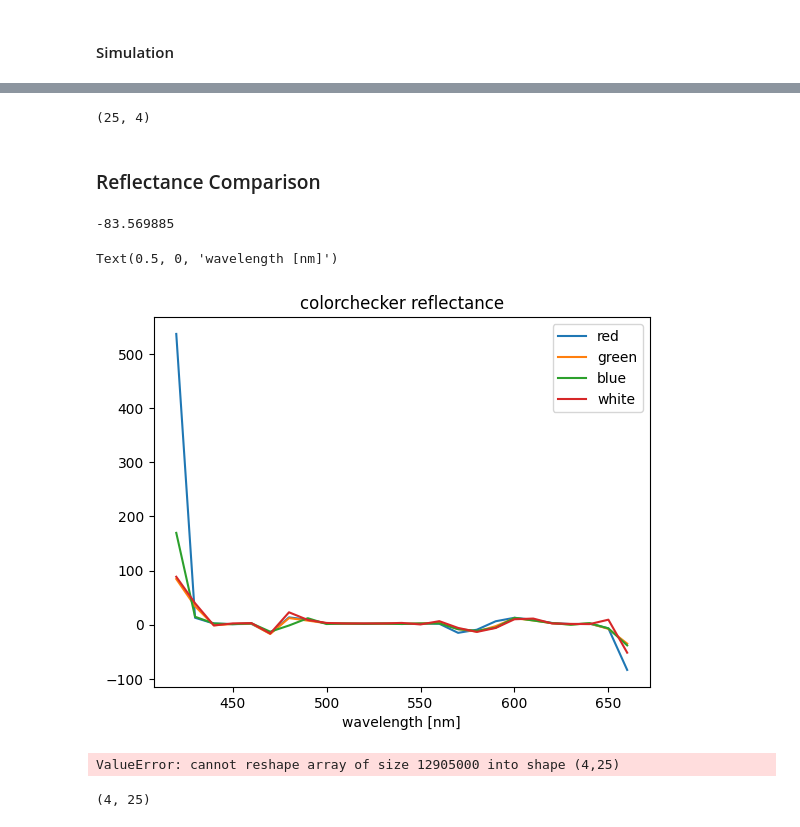
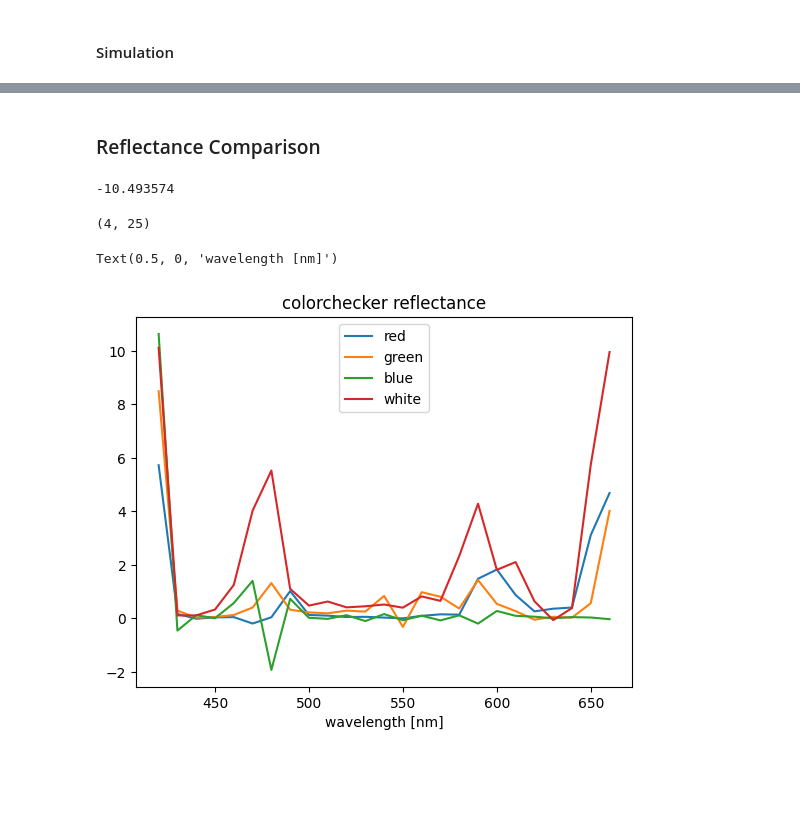
Before and after one commit to shshin1210/DSL, a Jupyter notebook: hyp_recon_patch_test.ipynb, the cells around one changed output, grey strips where cells are left out. Drawn from its saved outputs; the diff is of its cells as text; code cells hidden in the pictures; blank space fills up the shorter version.

```diff
--- a/hyp_recon_patch_test.ipynb
+++ b/hyp_recon_patch_test.ipynb
@@ -208,7 +320,8 @@ for p in range(n_patches):
 # %% [markdown]
 #### Real
 # %%
-X_np_all_real = np.load('./X_np_all_real_px.npy').reshape(4, len(wvls))
+X_np_all_real_px = np.load('./X_np_all_real_px.npy').reshape(4, len(wvls))
 # X_np_all_real = np.load('./X_np_all_step_tv.npy').reshape(cam_H, cam_W, len(wvls))
-X_np_all = np.load('./X_np_all.npy').reshape(cam_H, cam_W, len(wvls))
+X_np_all_px = np.load('./X_np_all_px.npy').reshape(4, len(wvls))
+# X_np_all = np.load('./X_np_all_px.npy').reshape(cam_H, cam_W, len(wvls))
 # %%
@@ -308,4 +416,0 @@ patches_ref_clip = np.clip(patches_reflectance, 0 ,1)
-# %%
-patches_ref_clip.shape
-# %% [output]
-(25, 4)
@@ -312,35 +419,32 @@ patches_ref_clip.shape
 # %% [markdown]
 ### Reflectance Comparison
 # %%
-X_np_all_real.min()
+X_np_all_real_px.min()
 # %% [output]
--83.569885
+-10.493574
+# %%
+X_np_all_real_px.shape
+# %% [output]
+(4, 25)
 # %%
 plt.figure()
 
 # plt.plot(wvls, patches_ref_clip_real[:,0], label = 'red')
 # plt.plot(wvls, patches_ref_clip_real[:,1], label = 'green')
 # plt.plot(wvls, patches_ref_clip_real[:,2], label = 'blue')
 # plt.plot(wvls, patches_ref_clip_real[:,3], label = 'white')
 
-plt.plot(wvls, X_np_all_real[0], label = 'red')
-plt.plot(wvls, X_np_all_real[1], label = 'green')
-plt.plot(wvls, X_np_all_real[2], label = 'blue')
-plt.plot(wvls, X_np_all_real[3], label = 'white')
+plt.plot(wvls, X_np_all_real_px[0], label = 'red')
+plt.plot(wvls, X_np_all_real_px[1], label = 'green')
+plt.plot(wvls, X_np_all_real_px[2], label = 'blue')
+plt.plot(wvls, X_np_all_real_px[3], label = 'white')
 
+# plt.ylim(0, 1)
 plt.legend()
 plt.title('colorchecker reflectance')
 plt.xlabel('wavelength [nm]')
 # %% [output]
 Text(0.5, 0, 'wavelength [nm]')
-[figure, old version]
+[figure, new version]
-# %%
-X_np_all_px = np.load('./X_np_all.npy').reshape(4, len(wvls))
-# %% [output]
-ValueError: cannot reshape array of size 12905000 into shape (4,25)
-# %%
-X_np_all_px.shape
-# %% [output]
-(4, 25)
 # %%
 plt.figure()
```
Also changed, not shown: parts of 22 cells of this notebook.
